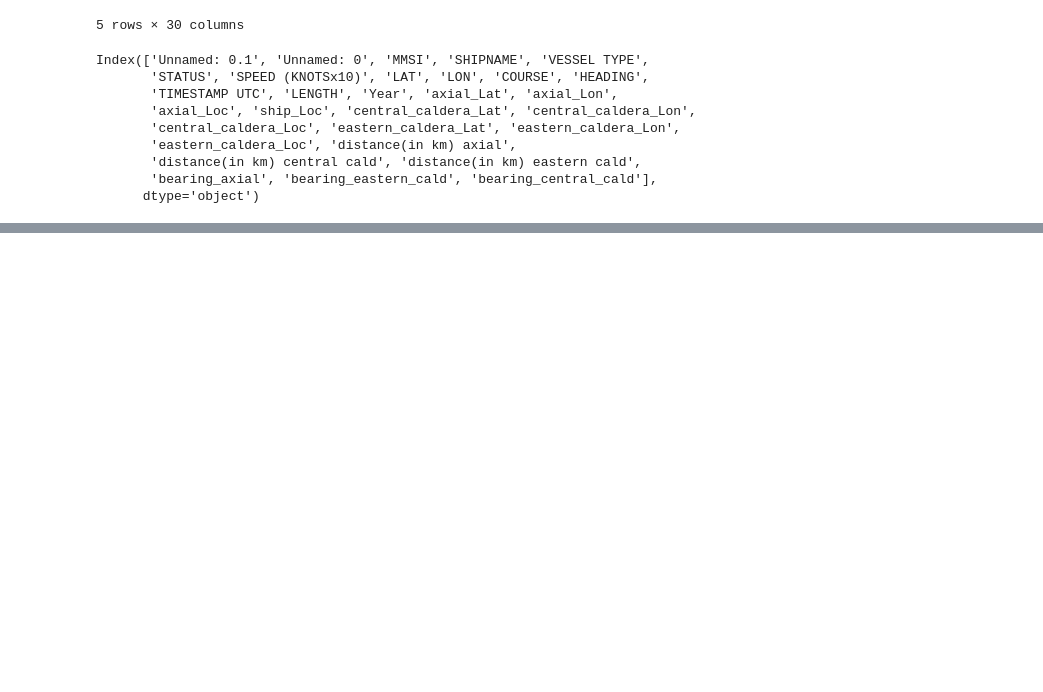
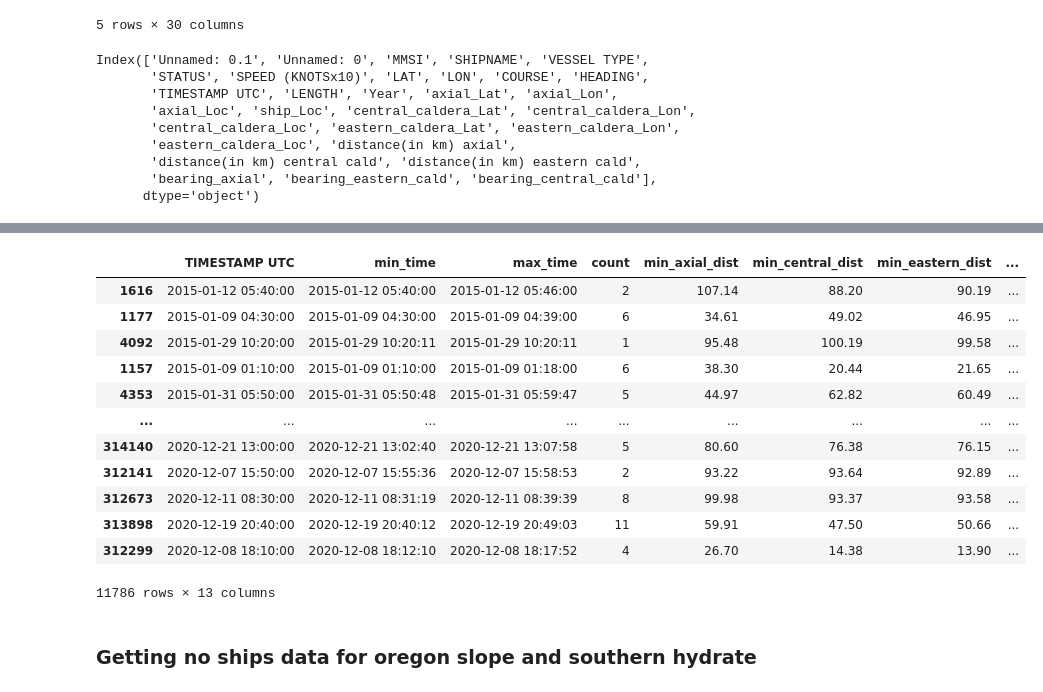
Before and after one commit to khirodsahoo93/Ocean-data-analysis, a Jupyter notebook: No_ship_data.ipynb, the cells around one changed output, grey strips where cells are left out. Drawn from its saved outputs; the diff is of its cells as text; code cells hidden in the pictures; blank space fills up the shorter version.

Commit message:
no ships updated

```diff
--- a/No_ship_data.ipynb
+++ b/No_ship_data.ipynb
@@ -9,3 +16,30 @@ from ooipy.tools import ooiplotlib as ooiplt
 import ooipy
 import numpy as np
 from datetime import datetime,timedelta
+# %%
+def get_no_ships(df,rad,min_d,freq,count_iso_instances): #optimised version
+
+    count_noship_instances=int(count_iso_instances+count_iso_instances*0.20)
+    min_date=df['TIMESTAMP UTC'].min()
+    max_date=df['TIMESTAMP UTC'].max()
+    num_months=int((max_date-min_date).total_seconds()/2629800)
+    count_per_month=int(count_noship_instances/num_months)
+
+    df=df.sort_values(by=['TIMESTAMP UTC'],ascending=True)
+    df_time_grp=df.groupby(pd.Grouper(key="TIMESTAMP UTC", freq=freq)).agg({'TIMESTAMP UTC':['min','max'],
+                                                                               'MMSI':'count','distance(in km) axial':'min',
+                                                                              'distance(in km) central cald':'min',
+                                                                              'distance(in km) eastern cald':'min'}).reset_index()
+    df_time_grp.columns=['TIMESTAMP UTC','min_time','max_time','count','min_axial_dist','min_central_dist','min_eastern_dist']
+
+    df_time_grp['start_time']=df_time_grp['TIMESTAMP UTC']
+    df_time_grp['end_time']=df_time_grp['TIMESTAMP UTC']+timedelta(minutes=min_d)
+    df_time_grp['axial_noship']=[1 if x>rad else 0 for x in df_time_grp['min_axial_dist'] ]
+    df_time_grp['central_noship']=[1 if x>rad else 0 for x in df_time_grp['min_central_dist'] ]
+    df_time_grp['eastern_noship']=[1 if x>rad else 0 for x in df_time_grp['min_central_dist'] ]
+    df_time_grp['YY-MM']=df_time_grp['TIMESTAMP UTC'].dt.strftime('%Y-%m')
+    df_time_grp1=df_time_grp[(df_time_grp['axial_noship']==1) | (df_time_grp['central_noship']==1) | (df_time_grp['eastern_noship']==1) ]
+
+    #stratified sampling on YY-MM
+    df_time_grp1=df_time_grp1.groupby('YY-MM', group_keys=False).apply(lambda x: x.sample(count_per_month))
+    return df_time_grp1
@@ -78,2 +146,3 @@ def get_no_ships(df,rad,min_d): #optimised version
 # %%
-get_no_ships(df,10,10)
+#Usig
+no_ships_axial=get_no_ships(df,2.6,10,'10min',10000)
@@ -97,0 +149,18 @@ get_no_ships(df,10,10)
+# %%
+no_ships_axial
+# %% [output]
+|  | TIMESTAMP UTC | min_time | max_time | count | min_axial_dist | min_central_dist | min_eastern_dist | ... |
+| 1616 | 2015-01-12 05:40:00 | 2015-01-12 05:40:00 | 2015-01-12 05:46:00 | 2 | 107.14 | 88.20 | 90.19 | ... |
+| 1177 | 2015-01-09 04:30:00 | 2015-01-09 04:30:00 | 2015-01-09 04:39:00 | 6 | 34.61 | 49.02 | 46.95 | ... |
+| 4092 | 2015-01-29 10:20:00 | 2015-01-29 10:20:11 | 2015-01-29 10:20:11 | 1 | 95.48 | 100.19 | 99.58 | ... |
+| 1157 | 2015-01-09 01:10:00 | 2015-01-09 01:10:00 | 2015-01-09 01:18:00 | 6 | 38.30 | 20.44 | 21.65 | ... |
+| 4353 | 2015-01-31 05:50:00 | 2015-01-31 05:50:48 | 2015-01-31 05:59:47 | 5 | 44.97 | 62.82 | 60.49 | ... |
+| ... | ... | ... | ... | ... | ... | ... | ... | ... |
+| 314140 | 2020-12-21 13:00:00 | 2020-12-21 13:02:40 | 2020-12-21 13:07:58 | 5 | 80.60 | 76.38 | 76.15 | ... |
+| 312141 | 2020-12-07 15:50:00 | 2020-12-07 15:55:36 | 2020-12-07 15:58:53 | 2 | 93.22 | 93.64 | 92.89 | ... |
+| 312673 | 2020-12-11 08:30:00 | 2020-12-11 08:31:19 | 2020-12-11 08:39:39 | 8 | 99.98 | 93.37 | 93.58 | ... |
+| 313898 | 2020-12-19 20:40:00 | 2020-12-19 20:40:12 | 2020-12-19 20:49:03 | 11 | 59.91 | 47.50 | 50.66 | ... |
+| 312299 | 2020-12-08 18:10:00 | 2020-12-08 18:12:10 | 2020-12-08 18:17:52 | 4 | 26.70 | 14.38 | 13.90 | ... |
+11786 rows × 13 columns
+# %% [markdown]
+### Getting no ships data for oregon slope and southern hydrate
```
Also changed, not shown: parts of 11 cells of this notebook, 6 other files.
